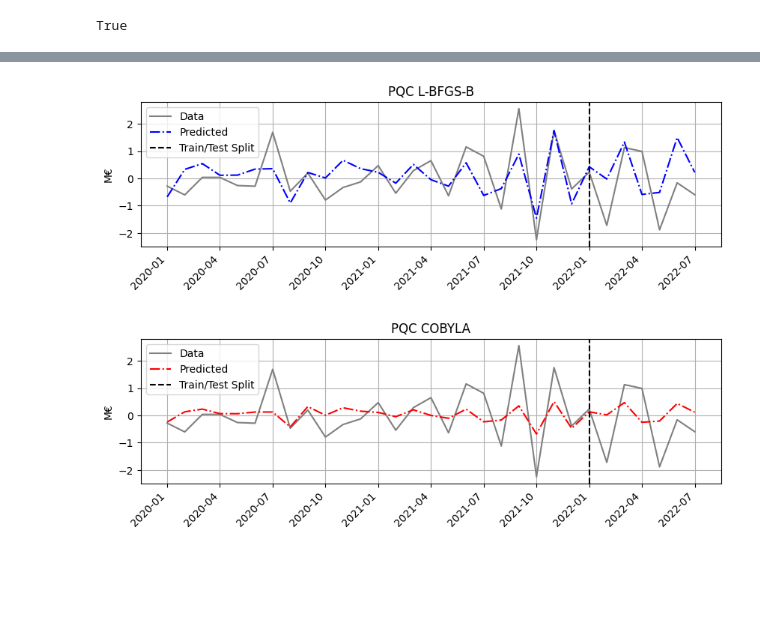
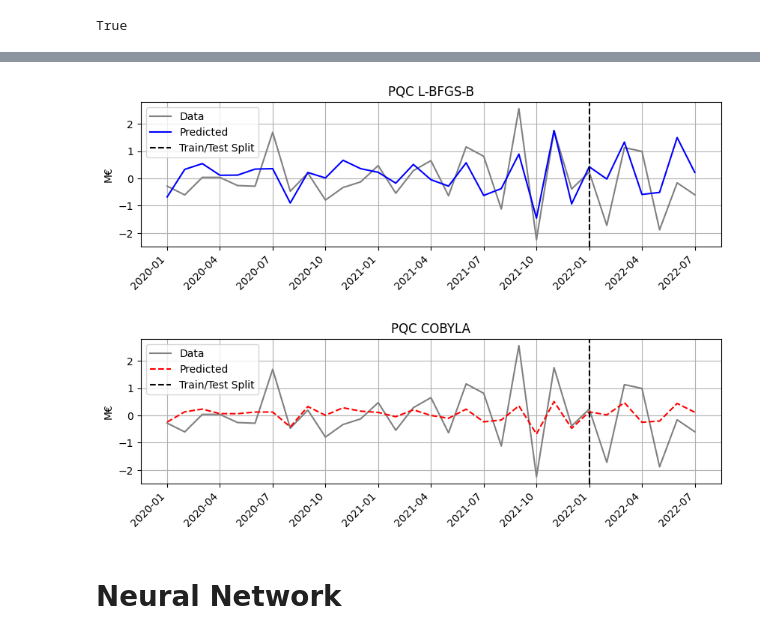
Before and after one commit to ElioDiNino/CPEN400Q-Project, a Jupyter notebook: src/demo.ipynb, the cells around one changed output, grey strips where cells are left out. Drawn from its saved outputs; the diff is of its cells as text; code cells hidden in the pictures; blank space fills up the shorter version.

Commit message:
feat(demo): add neural network and clean up other models

```diff
--- a/src/demo.ipynb
+++ b/src/demo.ipynb
@@ -12,4 +12,5 @@ import numpy as np
 ### Shared Parameters
 # %%
 TRAIN_TEST_RATIO = 8 / 10
+START_DATE = date(2020, 1, 1)
 # %% [markdown]
@@ -102,0 +124,24 @@ Model parameters: {'alpha': 5, 'copy_X': True, 'fit_intercept': True, 'max_iter'
+# %%
+for name, model in models:
+    # Post process X
+    X_pred_scaled = ForecastingMethod.post_process_data(
+        model.predict(X),
+        min_value,
+        max_value,
+        initial_value,
+        scale_to_range=True,
+    )
+    # Post process y
+    y_scaled = ForecastingMethod.post_process_data(
+        y, min_value, max_value, initial_value, scale_to_range=True
+    )
+
+    plot_sales_growth(
+        START_DATE,
+        y_scaled,
+        X_pred_scaled,
+        pred_linestyle="-.",
+        pred_color="lime",
+        title=name,
+        train_test_split=train_test_split_index,
+    )
@@ -151,35 +211,36 @@ Testing MSE COBYLA: 0.009690624175123605
 # %%
 # Post process the predictions
-predictions_L_scaled = PQC.post_process_data(
+predictions_L_scaled = ForecastingMethod.post_process_data(
     predictions_L, min_value, max_value, initial_value, scale_to_range=True
 )
-predictions_C_scaled = PQC.post_process_data(
+predictions_C_scaled = ForecastingMethod.post_process_data(
     predictions_C, min_value, max_value, initial_value, scale_to_range=True
 )
 # Post process y
-y_scaled = PQC.post_process_data(
+y_scaled = ForecastingMethod.post_process_data(
     y, min_value, max_value, initial_value, scale_to_range=True
 )
 
 # Plot the results
 plot_sales_growth(
-    date(2020, 1, 1),
+    START_DATE,
     y_scaled,
     predictions_L_scaled,
-    pred_linestyle="-.",
     pred_color="blue",
     title="PQC L-BFGS-B",
     train_test_split=train_test_split_index,
 )
 plot_sales_growth(
-    date(2020, 1, 1),
+    START_DATE,
     y_scaled,
     predictions_C_scaled,
-    pred_linestyle="-.",
+    pred_linestyle="--",
     pred_color="red",
     title="PQC COBYLA",
     train_test_split=train_test_split_index,
 )
 # %% [output]
-[figure, old version]
+[figure, new version]
 [figure]
+# %% [markdown]
+# Neural Network
```
Also changed, not shown: parts of 19 cells of this notebook.
